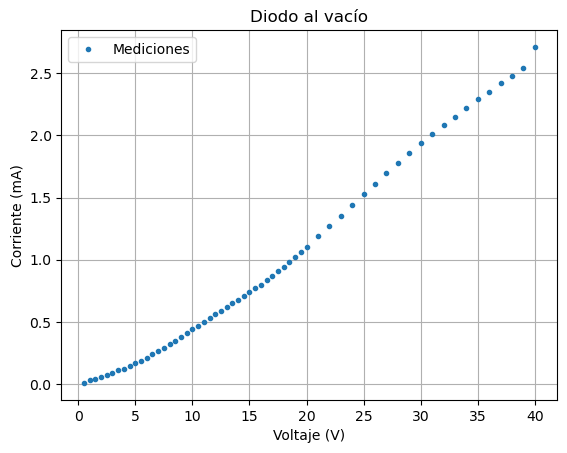
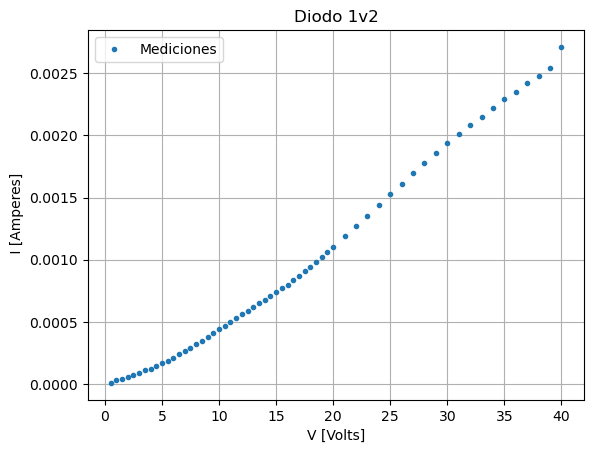
Unified diff of the notebook cell whose output changed from the first chart to the second:
--- before
+++ after
@@ -18,7 +18,9 @@
     return np.array(func_x_filtrada), np.array(func_y_filtrada)
 
+Ia = np.array(Ia) * 1e-3  #Lo hago nd.array y paso a Amperes
+
 plt.plot(Va,Ia,'.',label='Mediciones')
-plt.title('Diodo al vacío')
-plt.xlabel('Voltaje (V)'), plt.ylabel('Corriente (mA)')
+plt.title('Diodo 1v2')
+plt.xlabel('V [Volts]'), plt.ylabel(' I [Amperes]')
 #plt.axhline(y=1, color='red', linestyle='--', linewidth=0.8)
 #plt.text(0.31,1.25,'I = 1')

Commit: Analisis Practica 2 completo